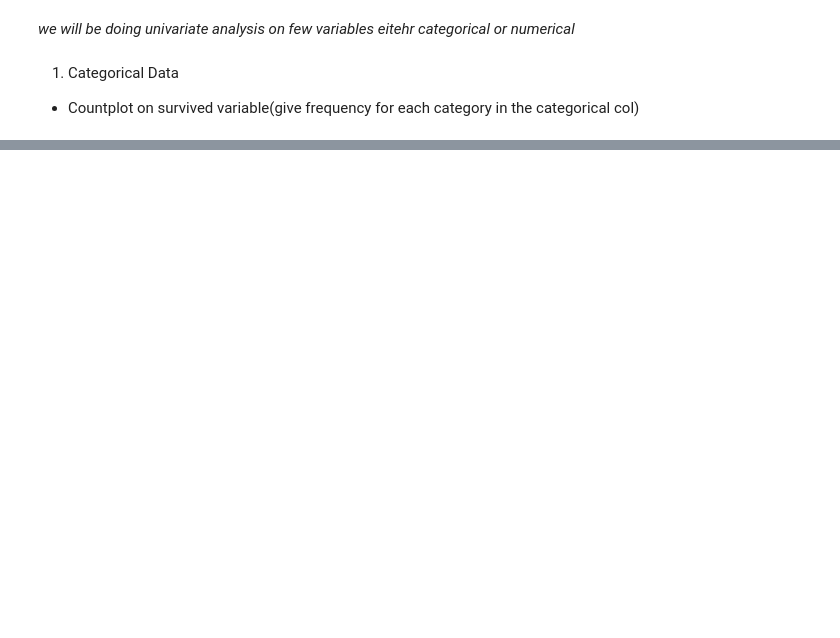
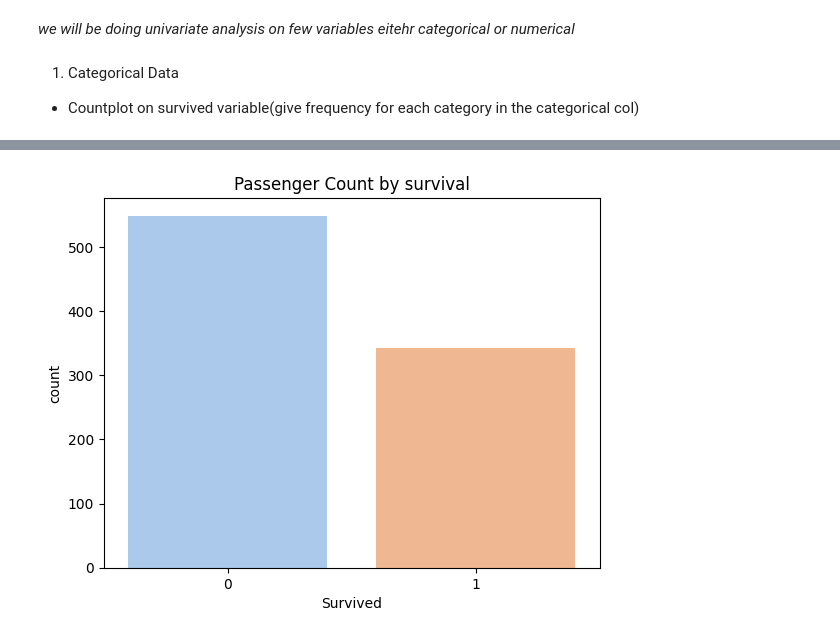
Before and after one commit to priyaasharmaads-a11y/Machine-Learning-Projects-Bundle, a Jupyter notebook: Machine_Learning_projects_Bundle.ipynb, the cells around one changed output, grey strips where cells are left out. Cells and saved outputs as stored; diff of their text form; code cells hidden in the pictures; blank space fills up the shorter version.

```diff
--- a/Machine_Learning_projects_Bundle.ipynb
+++ b/Machine_Learning_projects_Bundle.ipynb
@@ -68,0 +31,6 @@ sns.countplot(x='Survived', data=df)
+# %%
+sns.countplot(x='Survived',data=df,hue='Survived',palette='pastel',legend=False)
+plt.title("Passenger Count by survival")
+plt.show()
+# %% [output]
+[figure, added]
```
Also changed, not shown: parts of 6 cells of this notebook.
